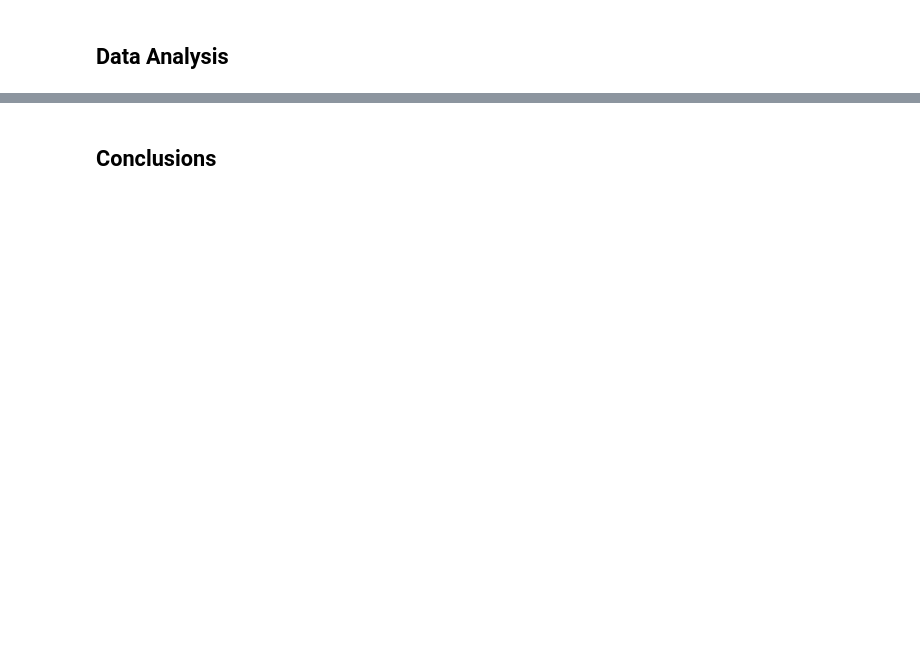
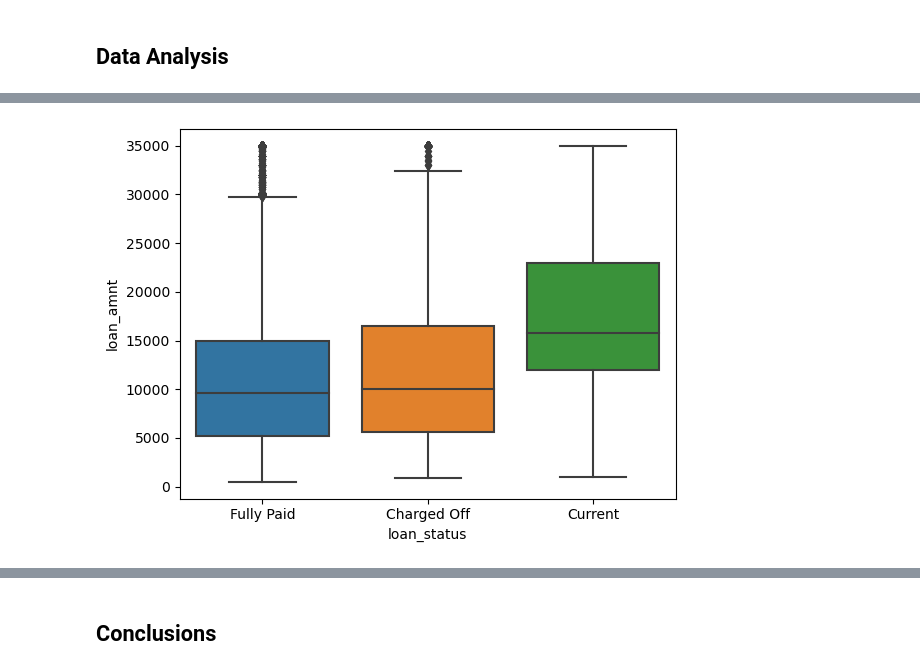
Before and after one commit to Gnana0248/LendingClubCaseStudy, a Jupyter notebook: Lending Club Case Study Analysis.ipynb, the cells around one changed output, grey strips where cells are left out. Saved outputs shown, nothing was run; the diff lists cells and outputs as text; code cells hidden in the pictures; blank space fills up the shorter version.

Commit message:
Data cleaning and UniVarient analysis

```diff
--- a/Lending Club Case Study Analysis.ipynb
+++ b/Lending Club Case Study Analysis.ipynb
@@ -40,0 +160,16 @@ The data `loan.csv` given contains information about past loan applicants and wh
+# %%
+# Drop columns that contains all value as NaN
+loan_applicants.dropna(axis='columns', inplace=True, thresh=col_nadata_limit)
+print('Dropped >=80% Invalid data on columns :-', end="")
+load_n_print_dimensions(loan_applicants)
+
+# Drop rows that contains all value as NaN
+loan_applicants.dropna(axis='rows', inplace=True, thresh=row_nadata_limit)
+
+print('Dropped >=80% Invalid data on rows :-', end="")
+load_n_print_dimensions(loan_applicants)
+
+# Droping columns where the unique value is only one
+loan_applicants.drop(loan_applicants.loc[:,loan_applicants.apply(pd.Series.nunique) <= 1], axis=1, inplace=True)
+print('Dropped <=1 Unique values :-', end="")
+load_n_print_dimensions(loan_applicants)
@@ -40,0 +201,4 @@ The data `loan.csv` given contains information about past loan applicants and wh
+# %%
+# Fix Job Title as 'Unknown' for data which are not provided
+print(loan_applicants.emp_title.unique())
+loan_applicants.emp_title.fillna('Unknown', inplace=True)
@@ -42,0 +281,17 @@ The data `loan.csv` given contains information about past loan applicants and wh
+# %%
+# Convert All percentage in object type to float type
+loan_applicants['int_rate_p'] = loan_applicants['int_rate'].apply(lambda y: y.split('%')[0]).astype(float)
+# Filling the revol_util NaN with Median
+rev_median = loan_applicants['revol_util'].str.replace('%', '').median()
+loan_applicants['revol_util'] = loan_applicants['revol_util'].fillna(f'{rev_median}%')
+# Convert All percentage in object type to float type
+loan_applicants['revol_util_p'] = loan_applicants['revol_util'].apply(lambda y: y.split('%')[0]).astype(float)
+# %%
+# Convert All Month-Year object type to Date Time format
+loan_applicants['issue_d'] = loan_applicants['issue_d'].str.replace('-','-19')
+loan_applicants['earliest_cr_line'] = loan_applicants['earliest_cr_line'].str.replace('-','-19')
+loan_applicants['last_pymnt_d'] = loan_applicants['last_pymnt_d'].str.replace('-','-19')
+
+loan_applicants['issue_d'] = pd.to_datetime(loan_applicants['issue_d'], format='%b-%Y')
+loan_applicants['earliest_cr_line'] = pd.to_datetime(loan_applicants['earliest_cr_line'], format='%b-%Y')
+loan_applicants['last_pymnt_d'] = pd.to_datetime(loan_applicants['last_pymnt_d'], format='%b-%Y')
@@ -42,0 +338,5 @@ The data `loan.csv` given contains information about past loan applicants and wh
+# %%
+# Show Box plot representation for loan_status column vs loan_amnt column
+sns.boxplot(x="loan_status", y="loan_amnt", data=loan_applicants);
+# %% [output]
+[figure, added]
```
Also changed, not shown: parts of 32 cells of this notebook, 1 other file.
